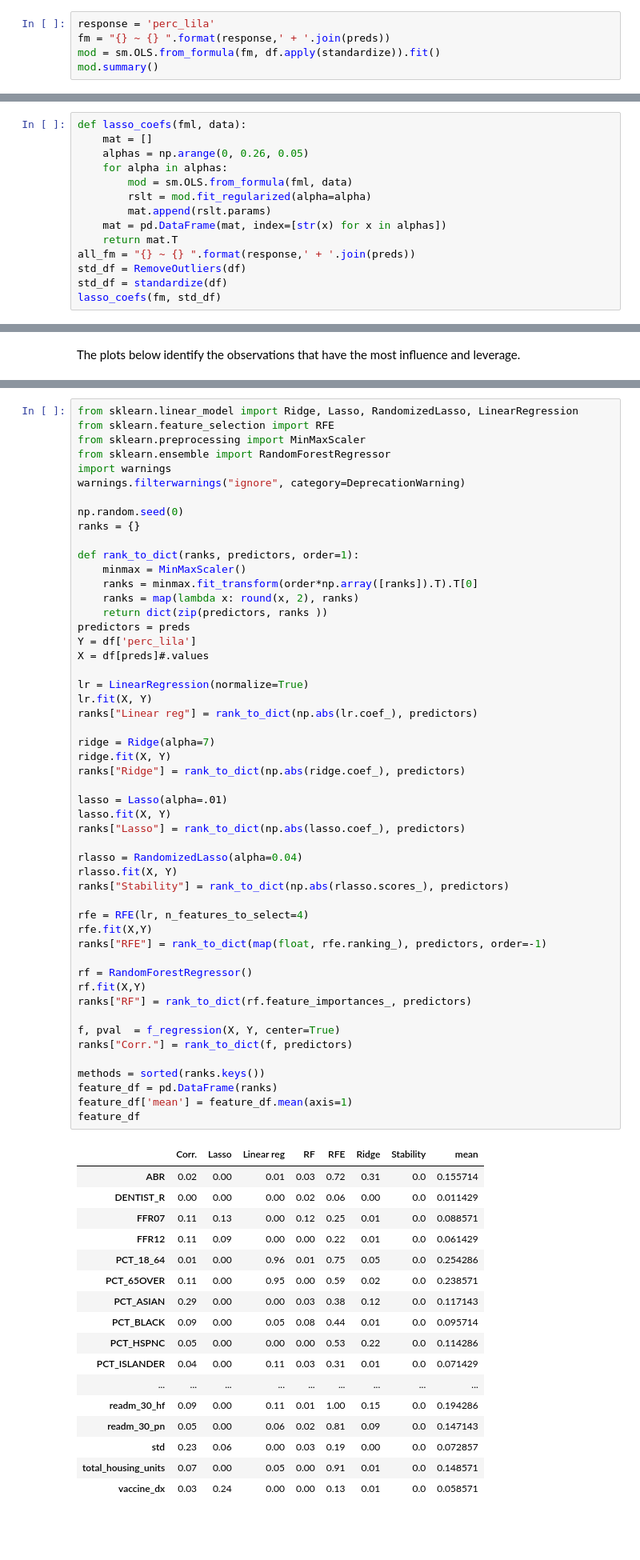
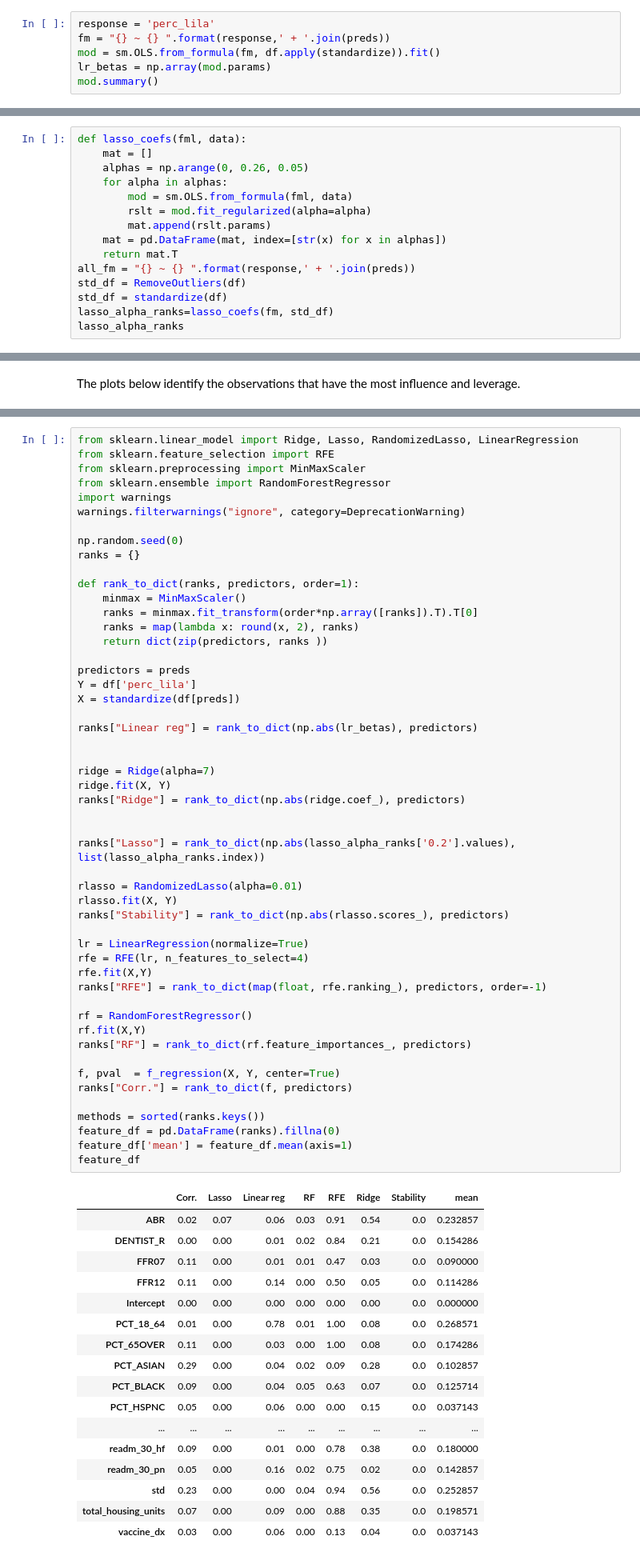
Before and after one commit to JamesSkane/desert_workspace, a Jupyter notebook: Presentation_multiple_predictor_regression.ipynb, the cells around one changed output, grey strips where cells are left out. Shown at 80% size. Drawn from its saved outputs; the diff is of its cells as text; blank space fills up the shorter version.

```diff
--- a/Presentation_multiple_predictor_regression.ipynb
+++ b/Presentation_multiple_predictor_regression.ipynb
@@ -132,6 +132,7 @@ f.tight_layout()
 response = 'perc_lila'
 fm = "{} ~ {} ".format(response,' + '.join(preds))
 mod = sm.OLS.from_formula(fm, df.apply(standardize)).fit()
+lr_betas = np.array(mod.params)
 mod.summary()
 # %% [output]
 OLS Regression Results
@@ -342,7 +342,8 @@ def lasso_coefs(fml, data):
 all_fm = "{} ~ {} ".format(response,' + '.join(preds))
 std_df = RemoveOutliers(df)
 std_df = standardize(df)
-lasso_coefs(fm, std_df)
+lasso_alpha_ranks=lasso_coefs(fm, std_df)
+lasso_alpha_ranks
 # %% [output]
 |  | 0.0 | 0.05 | 0.1 | 0.15 | 0.2 | 0.25 |
 | Intercept | 0.000000 | 0.000000 | 0.000000 | 0.000000 | 0.000000 | 0.000000 |
@@ -558,59 +561,59 @@ def rank_to_dict(ranks, predictors, order=1):
     ranks = minmax.fit_transform(order*np.array([ranks]).T).T[0]
     ranks = map(lambda x: round(x, 2), ranks)
     return dict(zip(predictors, ranks ))
+
 predictors = preds
 Y = df['perc_lila']
-X = df[preds]#.values
+X = standardize(df[preds])
 
-lr = LinearRegression(normalize=True)
-lr.fit(X, Y)
-ranks["Linear reg"] = rank_to_dict(np.abs(lr.coef_), predictors)
+ranks["Linear reg"] = rank_to_dict(np.abs(lr_betas), predictors)
+
 
 ridge = Ridge(alpha=7)
 ridge.fit(X, Y)
 ranks["Ridge"] = rank_to_dict(np.abs(ridge.coef_), predictors)
 
-lasso = Lasso(alpha=.01)
-lasso.fit(X, Y)
-ranks["Lasso"] = rank_to_dict(np.abs(lasso.coef_), predictors)
 
-rlasso = RandomizedLasso(alpha=0.04)
+ranks["Lasso"] = rank_to_dict(np.abs(lasso_alpha_ranks['0.2'].values), list(lasso_alpha_ranks.index))
+
+rlasso = RandomizedLasso(alpha=0.01)
 rlasso.fit(X, Y)
 ranks["Stability"] = rank_to_dict(np.abs(rlasso.scores_), predictors)
 
+lr = LinearRegression(normalize=True)
 rfe = RFE(lr, n_features_to_select=4)
 rfe.fit(X,Y)
 ranks["RFE"] = rank_to_dict(map(float, rfe.ranking_), predictors, order=-1)
 
 rf = RandomForestRegressor()
 rf.fit(X,Y)
 ranks["RF"] = rank_to_dict(rf.feature_importances_, predictors)
 
 f, pval  = f_regression(X, Y, center=True)
 ranks["Corr."] = rank_to_dict(f, predictors)
 
 methods = sorted(ranks.keys())
-feature_df = pd.DataFrame(ranks)
+feature_df = pd.DataFrame(ranks).fillna(0)
 feature_df['mean'] = feature_df.mean(axis=1)
 feature_df
 # %% [output]
 |  | Corr. | Lasso | Linear reg | RF | RFE | Ridge | Stability | mean |
-| ABR | 0.02 | 0.00 | 0.01 | 0.03 | 0.72 | 0.31 | 0.0 | 0.155714 |
-| DENTIST_R | 0.00 | 0.00 | 0.00 | 0.02 | 0.06 | 0.00 | 0.0 | 0.011429 |
-| FFR07 | 0.11 | 0.13 | 0.00 | 0.12 | 0.25 | 0.01 | 0.0 | 0.088571 |
-| FFR12 | 0.11 | 0.09 | 0.00 | 0.00 | 0.22 | 0.01 | 0.0 | 0.061429 |
-| PCT_18_64 | 0.01 | 0.00 | 0.96 | 0.01 | 0.75 | 0.05 | 0.0 | 0.254286 |
-| PCT_65OVER | 0.11 | 0.00 | 0.95 | 0.00 | 0.59 | 0.02 | 0.0 | 0.238571 |
-| PCT_ASIAN | 0.29 | 0.00 | 0.00 | 0.03 | 0.38 | 0.12 | 0.0 | 0.117143 |
-| PCT_BLACK | 0.09 | 0.00 | 0.05 | 0.08 | 0.44 | 0.01 | 0.0 | 0.095714 |
-| PCT_HSPNC | 0.05 | 0.00 | 0.00 | 0.00 | 0.53 | 0.22 | 0.0 | 0.114286 |
-| PCT_ISLANDER | 0.04 | 0.00 | 0.11 | 0.03 | 0.31 | 0.01 | 0.0 | 0.071429 |
+| ABR | 0.02 | 0.07 | 0.06 | 0.03 | 0.91 | 0.54 | 0.0 | 0.232857 |
+| DENTIST_R | 0.00 | 0.00 | 0.01 | 0.02 | 0.84 | 0.21 | 0.0 | 0.154286 |
+| FFR07 | 0.11 | 0.00 | 0.01 | 0.01 | 0.47 | 0.03 | 0.0 | 0.090000 |
+| FFR12 | 0.11 | 0.00 | 0.14 | 0.00 | 0.50 | 0.05 | 0.0 | 0.114286 |
+| Intercept | 0.00 | 0.00 | 0.00 | 0.00 | 0.00 | 0.00 | 0.0 | 0.000000 |
+| PCT_18_64 | 0.01 | 0.00 | 0.78 | 0.01 | 1.00 | 0.08 | 0.0 | 0.268571 |
+| PCT_65OVER | 0.11 | 0.00 | 0.03 | 0.00 | 1.00 | 0.08 | 0.0 | 0.174286 |
+| PCT_ASIAN | 0.29 | 0.00 | 0.04 | 0.02 | 0.09 | 0.28 | 0.0 | 0.102857 |
+| PCT_BLACK | 0.09 | 0.00 | 0.04 | 0.05 | 0.63 | 0.07 | 0.0 | 0.125714 |
+| PCT_HSPNC | 0.05 | 0.00 | 0.06 | 0.00 | 0.00 | 0.15 | 0.0 | 0.037143 |
 | ... | ... | ... | ... | ... | ... | ... | ... | ... |
-| readm_30_hf | 0.09 | 0.00 | 0.11 | 0.01 | 1.00 | 0.15 | 0.0 | 0.194286 |
-| readm_30_pn | 0.05 | 0.00 | 0.06 | 0.02 | 0.81 | 0.09 | 0.0 | 0.147143 |
-| std | 0.23 | 0.06 | 0.00 | 0.03 | 0.19 | 0.00 | 0.0 | 0.072857 |
-| total_housing_units | 0.07 | 0.00 | 0.05 | 0.00 | 0.91 | 0.01 | 0.0 | 0.148571 |
-| vaccine_dx | 0.03 | 0.24 | 0.00 | 0.00 | 0.13 | 0.01 | 0.0 | 0.058571 |
+| readm_30_hf | 0.09 | 0.00 | 0.01 | 0.00 | 0.78 | 0.38 | 0.0 | 0.180000 |
+| readm_30_pn | 0.05 | 0.00 | 0.16 | 0.02 | 0.75 | 0.02 | 0.0 | 0.142857 |
+| std | 0.23 | 0.00 | 0.00 | 0.04 | 0.94 | 0.56 | 0.0 | 0.252857 |
+| total_housing_units | 0.07 | 0.00 | 0.09 | 0.00 | 0.88 | 0.35 | 0.0 | 0.198571 |
+| vaccine_dx | 0.03 | 0.00 | 0.06 | 0.00 | 0.13 | 0.04 | 0.0 | 0.037143 |
 # %% [markdown]
 ## Model specific approach - Random Forest Regression
 Random forests determine feature importance through the information gain provided by variables. When using this model to assess feature importance, we must look at the results cautiously. This is because it eliminate variables that are colinnear, which may lead us to misinterpret the true value of features that recieve lower scores. Below shows the feature importances of predictors using this model specific approach.
```
Also changed, not shown: parts of 8 cells of this notebook, 2 other files.
